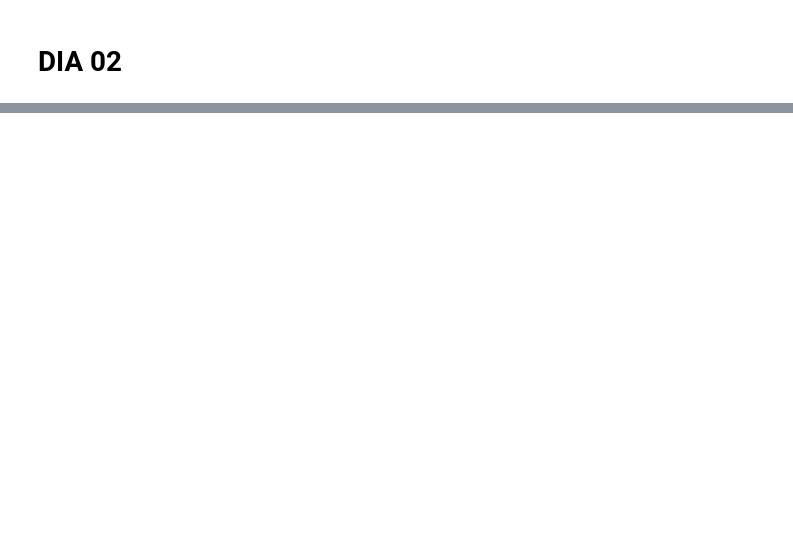
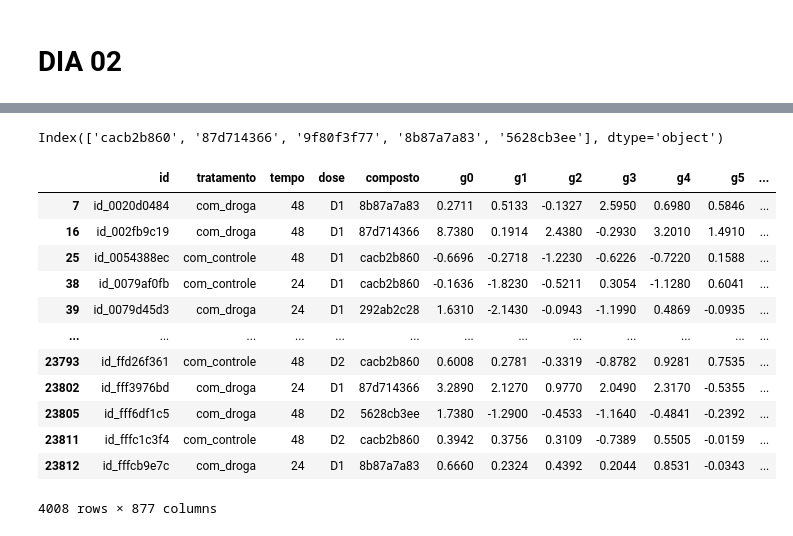
Before and after one commit to RaphaelHZ/Imersao_Alura, a Jupyter notebook: ImersaoAlura.ipynb, the cells around one changed output, grey strips where cells are left out. Drawn from its saved outputs; the diff is of its cells as text; code cells hidden in the pictures; blank space fills up the shorter version.

```diff
--- a/ImersaoAlura.ipynb
+++ b/ImersaoAlura.ipynb
@@ -151,0 +211,21 @@ NameError: ignored
+# %%
+cod_compostos = dados['composto'].value_counts().index[0:5]
+cod_compostos
+# %% [output]
+Index(['cacb2b860', '87d714366', '9f80f3f77', '8b87a7a83', '5628cb3ee'], dtype='object')
+# %%
+dados.query('composto in @cod_compostos')
+# %% [output]
+|  | id | tratamento | tempo | dose | composto | g0 | g1 | g2 | g3 | g4 | g5 | ... |
+| 7 | id_0020d0484 | com_droga | 48 | D1 | 8b87a7a83 | 0.2711 | 0.5133 | -0.1327 | 2.5950 | 0.6980 | 0.5846 | ... |
+| 16 | id_002fb9c19 | com_droga | 48 | D1 | 87d714366 | 8.7380 | 0.1914 | 2.4380 | -0.2930 | 3.2010 | 1.4910 | ... |
+| 25 | id_0054388ec | com_controle | 48 | D1 | cacb2b860 | -0.6696 | -0.2718 | -1.2230 | -0.6226 | -0.7220 | 0.1588 | ... |
+| 38 | id_0079af0fb | com_controle | 24 | D1 | cacb2b860 | -0.1636 | -1.8230 | -0.5211 | 0.3054 | -1.1280 | 0.6041 | ... |
+| 39 | id_0079d45d3 | com_droga | 24 | D1 | 292ab2c28 | 1.6310 | -2.1430 | -0.0943 | -1.1990 | 0.4869 | -0.0935 | ... |
+| ... | ... | ... | ... | ... | ... | ... | ... | ... | ... | ... | ... | ... |
+| 23793 | id_ffd26f361 | com_controle | 48 | D2 | cacb2b860 | 0.6008 | 0.2781 | -0.3319 | -0.8782 | 0.9281 | 0.7535 | ... |
+| 23802 | id_fff3976bd | com_droga | 24 | D1 | 87d714366 | 3.2890 | 2.1270 | 0.9770 | 2.0490 | 2.3170 | -0.5355 | ... |
+| 23805 | id_fff6df1c5 | com_droga | 48 | D2 | 5628cb3ee | 1.7380 | -1.2900 | -0.4533 | -1.1640 | -0.4841 | -0.2392 | ... |
+| 23811 | id_fffc1c3f4 | com_controle | 48 | D2 | cacb2b860 | 0.3942 | 0.3756 | 0.3109 | -0.7389 | 0.5505 | -0.0159 | ... |
+| 23812 | id_fffcb9e7c | com_droga | 24 | D1 | 8b87a7a83 | 0.6660 | 0.2324 | 0.4392 | 0.2044 | 0.8531 | -0.0343 | ... |
+4008 rows × 877 columns
```
Also changed, not shown: parts of 16 cells of this notebook.
